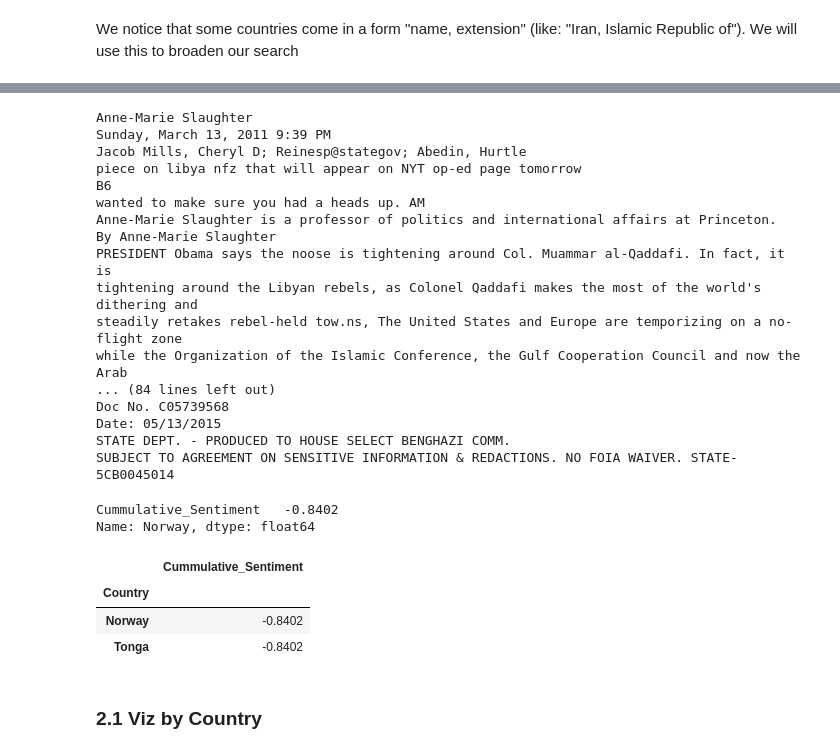
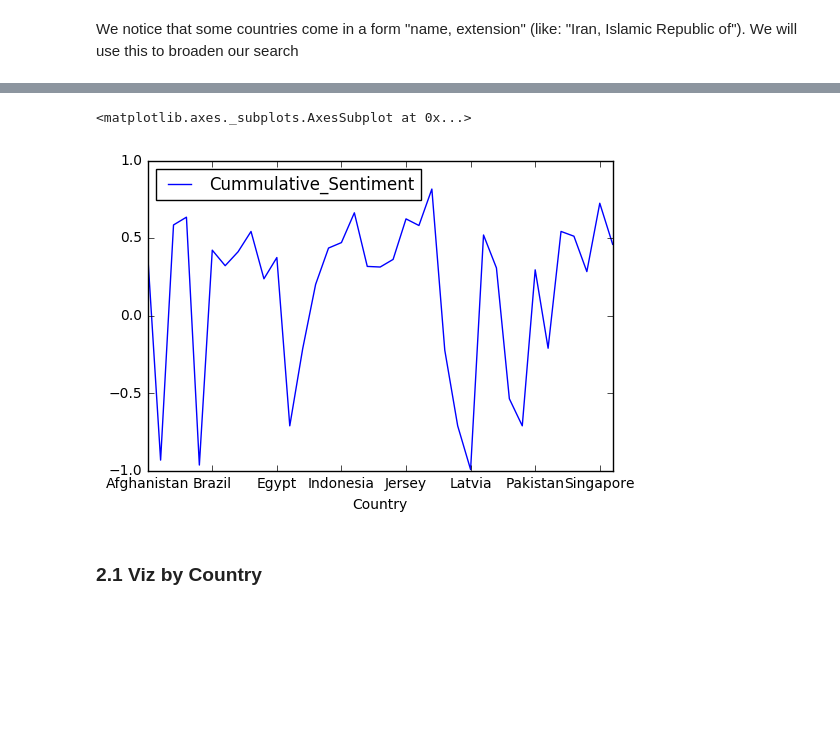
Before and after one commit to vidit09/ada-homework, a Jupyter notebook: 05 - Taming Text/Taming Text.ipynb, the cells around one changed output, grey strips where cells are left out. Drawn from its saved outputs; the diff is of its cells as text; code cells hidden in the pictures; blank space fills up the shorter version.

```diff
--- a/05 - Taming Text/Taming Text.ipynb
+++ b/05 - Taming Text/Taming Text.ipynb
@@ -125,6 +140,7 @@ sid = SentimentIntensityAnalyzer()
 #Creating the DataFrame
 df_countries = pd.DataFrame([i.name for i in pycountry.countries],columns=['Country']).set_index('Country')
 df_countries['Cummulative_Sentiment'] = 0.0
+df_countries['Frequency'] = 0
 # %%
 for country in pycountry.countries:
     print(country.name)
@@ -148,6 +164,26 @@ Zambia
 Zimbabwe
 # %% [markdown]
 We notice that some countries come in a form "name, extension" (like: "Iran, Islamic Republic of"). We will use this to broaden our search
+# %%
+def get_countries(body):
+    tokens = nltk.word_tokenize(body)
+    new_tokens = []
+    for token in tokens:
+        if token.lower() not in finalStop:
+            new_tokens.append(token.lower())
+    tmp = []
+    token_tag = nltk.pos_tag(new_tokens)
+    for tuple_token_tag in token_tag:
+        if tuple_token_tag[1] == 'NN':
+            tmp.append(tuple_token_tag[0])
+
+    new_tokens = tmp
+    countries = []
+    for country in pycountry.countries:
+        if country.name.lower() in new_tokens:
+            countries.append(country.name)
+
+    return countries
 # %%
 #Superloop incoming.. taking waaaaay too long. And it hasnt worked
 extras = ['syria','Syria']
@@ -219,28 +264,3 @@ found Syria
-# %%
-print(body[10])
-# %% [output]
-Anne-Marie Slaughter
-Sunday, March 13, 2011 9:39 PM
-Jacob Mills, Cheryl D; Reinesp@stategov; Abedin, Hurtle
-piece on libya nfz that will appear on NYT op-ed page tomorrow
-B6
-wanted to make sure you had a heads up. AM
-Anne-Marie Slaughter is a professor of politics and international affairs at Princeton.
-By Anne-Marie Slaughter
-PRESIDENT Obama says the noose is tightening around Col. Muammar al-Qaddafi. In fact, it is
-tightening around the Libyan rebels, as Colonel Qaddafi makes the most of the world's dithering and
-steadily retakes rebel-held tow.ns, The United States and Europe are temporizing on a no-flight zone
-while the Organization of the Islamic Conference, the Gulf Cooperation Council and now the Arab
-... (84 lines left out)
-Doc No. C05739568
-Date: 05/13/2015
-STATE DEPT. - PRODUCED TO HOUSE SELECT BENGHAZI COMM.
-SUBJECT TO AGREEMENT ON SENSITIVE INFORMATION & REDACTIONS. NO FOIA WAIVER. STATE-5CB0045014
-# %%
-df_countries.loc['Norway']
-# %% [output]
-Cummulative_Sentiment   -0.8402
-Name: Norway, dtype: float64
 # %%
 import pickle
 with open('sentiment_by_country.pickle', 'wb') as handle:
@@ -248,11 +268,14 @@ with open('sentiment_by_country.pickle', 'wb') as handle:
 # %%
-interesting_countries = df_countries.query('Cummulative_Sentiment<0')
-interesting_countries.head()
+interesting_countries = df_countries.query('Cummulative_Sentiment<0 or Cummulative_Sentiment>0 and Frequency > 5')
-# %% [output]
-|  | Cummulative_Sentiment |
-| Country |  |
-| Norway | -0.8402 |
-| Tonga | -0.8402 |
+# %%
+avg_sentiment_countries = pd.DataFrame(interesting_countries.apply(lambda x: x['Cummulative_Sentiment'] / x['Frequency'] , axis = 1))
+avg_sentiment_countries.columns = ['Cummulative_Sentiment']
+# %%
+sentiment_after_thr = avg_sentiment_countries.query('Cummulative_Sentiment<-0.2 or Cummulative_Sentiment>0.2')
+sentiment_after_thr.plot()
+# %% [output]
+<matplotlib.axes._subplots.AxesSubplot at 0x...>
+[figure, added]
 # %% [markdown]
 ### 2.1 Viz by Country
 # %% [markdown]
```
Also changed, not shown: parts of 10 cells of this notebook, 1 other file.
